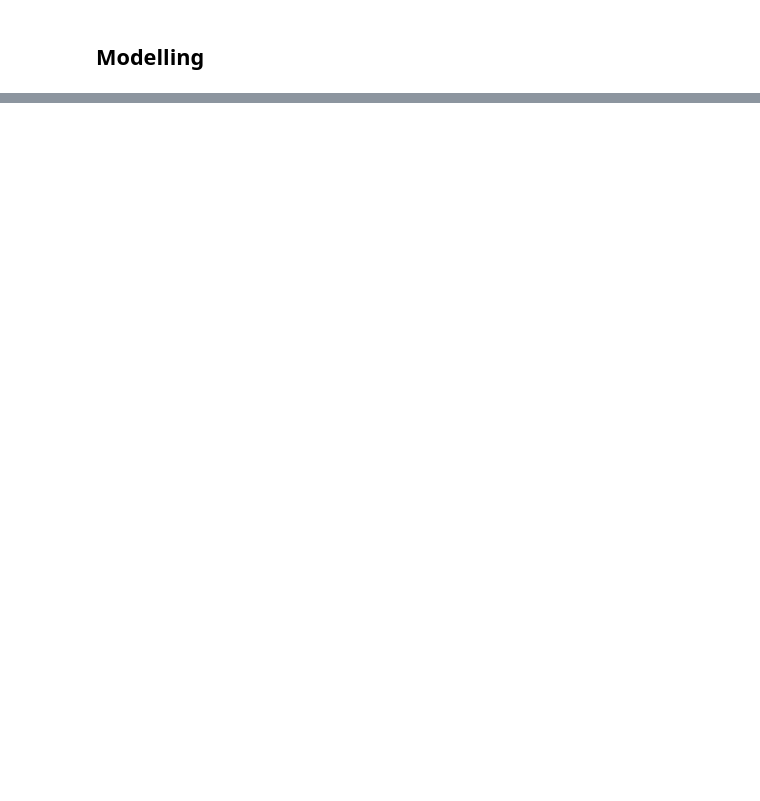
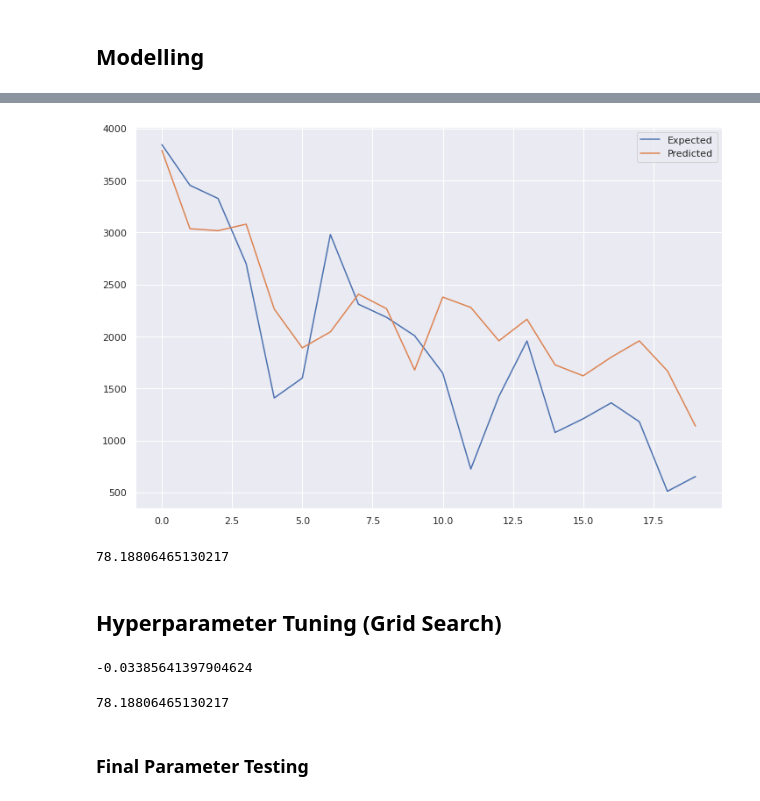
Before and after one commit to louis-not/Covid-19_Data_Analysis, a Jupyter notebook: main.ipynb, the cells around one changed output, grey strips where cells are left out. Drawn from its saved outputs; the diff is of its cells as text; code cells hidden in the pictures; blank space fills up the shorter version.

Commit message:
Modelling & Hyperparameter tuning

```diff
--- a/main.ipynb
+++ b/main.ipynb
@@ -1088,0 +1362,5 @@ plt.show()
+# %%
+params_initial = {'n_estimators':100}
+# %%
+df.drop('Positif Harian', axis= 1, inplace=True)
+df_supervised = series_to_supervised(df.values, n_in)
@@ -1088,0 +1371,3 @@ plt.show()
+# %%
+df_supervised['Positif Harian'] = positif_harian_df
+df_supervised = df_supervised.values
@@ -1088,0 +1376,5 @@ plt.show()
+# %%
+# evaluate
+n_test = 20
+mae, y, yhat = walk_forward_validation(df_supervised, n_test, n_in ,params_initial)
+print('MAE: %.3f' % mae)
@@ -1088,0 +1399,15 @@ plt.show()
+# %%
+# plot expected vs preducted
+plt.figure(figsize=(12,8))
+plt.plot(y, label='Expected')
+plt.plot(yhat, label='Predicted')
+plt.legend()
+plt.show()
+# %% [output]
+[figure, added]
+# %%
+run_testing(df_supervised,n_test,params_initial)
+# %% [output]
+78.18806465130217
+# %% [markdown]
+# <h2> Hyperparameter Tuning (Grid Search)
@@ -1088,0 +1428,8 @@ plt.show()
+# %%
+run_modeling(df_supervised,n_test,params_initial)
+# %% [output]
+-0.03385641397904624
+# %%
+run_testing(df_supervised,n_test,params_initial)
+# %% [output]
+78.18806465130217
@@ -1088,0 +1524,2 @@ plt.show()
+# %% [markdown]
+## <h3> Final Parameter Testing
```
Also changed, not shown: parts of 86 cells of this notebook.
